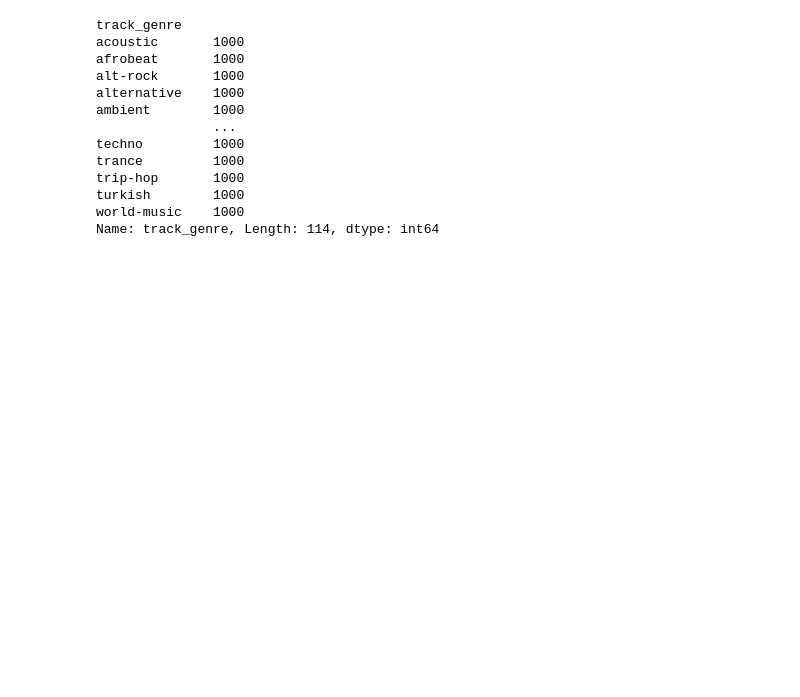
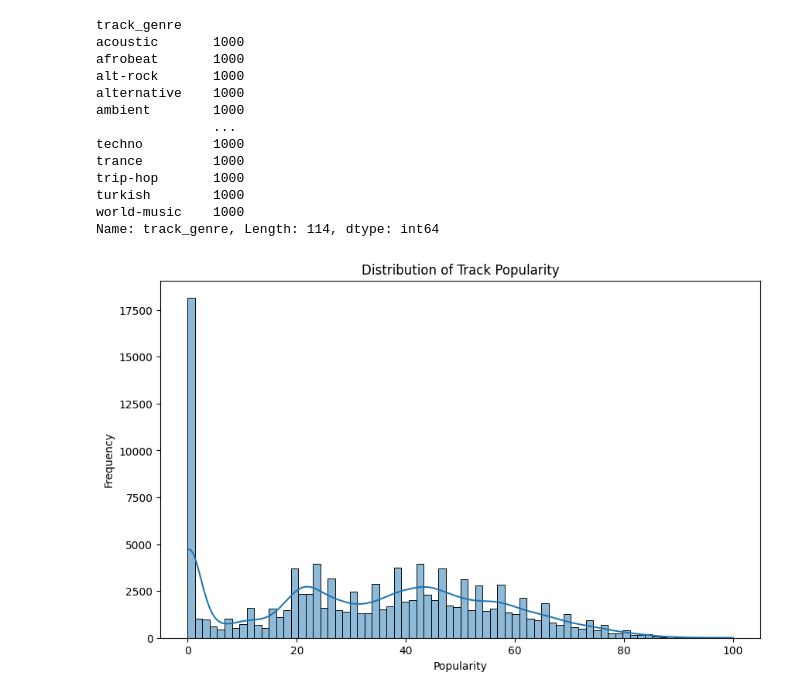
Before and after one commit to shikharkohli/iitdDSML-spotify, a Jupyter notebook: spotify_EDA.ipynb, the cells around one changed output. Saved outputs shown, nothing was run; the diff lists cells and outputs as text; code cells hidden in the pictures; blank space fills up the shorter version.

```diff
--- a/spotify_EDA.ipynb
+++ b/spotify_EDA.ipynb
@@ -100,3 +99,16 @@ trip-hop       1000
 turkish        1000
 world-music    1000
 Name: track_genre, Length: 114, dtype: int64
+# %%
+import matplotlib.pyplot as plt
+import seaborn as sns
+
+
+plt.figure(figsize=(10, 6))
+sns.histplot(df['popularity'], kde=True)  # Use histplot for distribution
+plt.title('Distribution of Track Popularity')
+plt.xlabel('Popularity')
+plt.ylabel('Frequency')
+plt.show()
+# %% [output]
+[figure, added]
```
Also changed, not shown: parts of 7 cells of this notebook.
